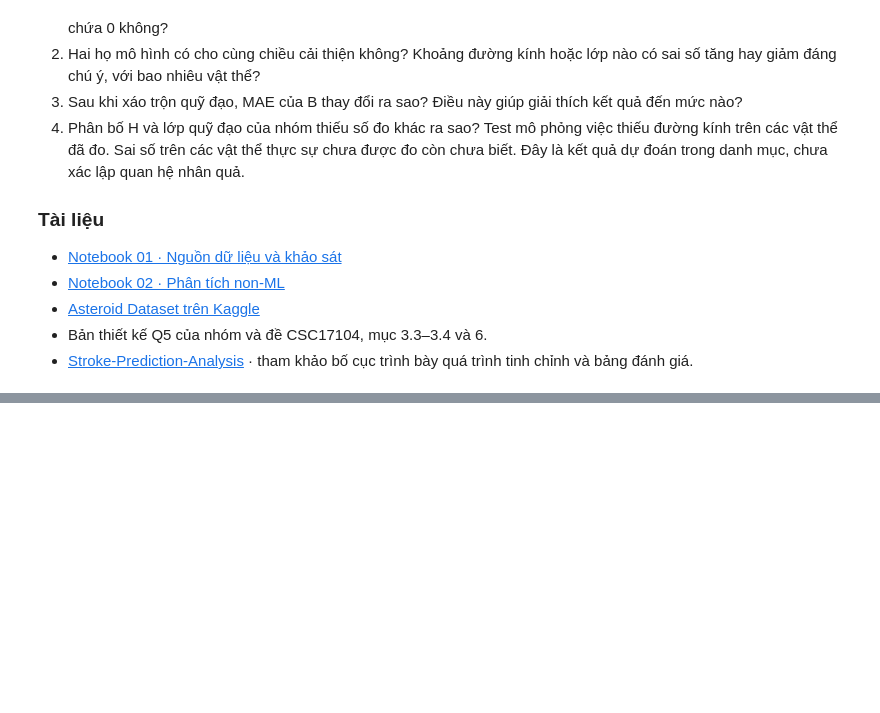
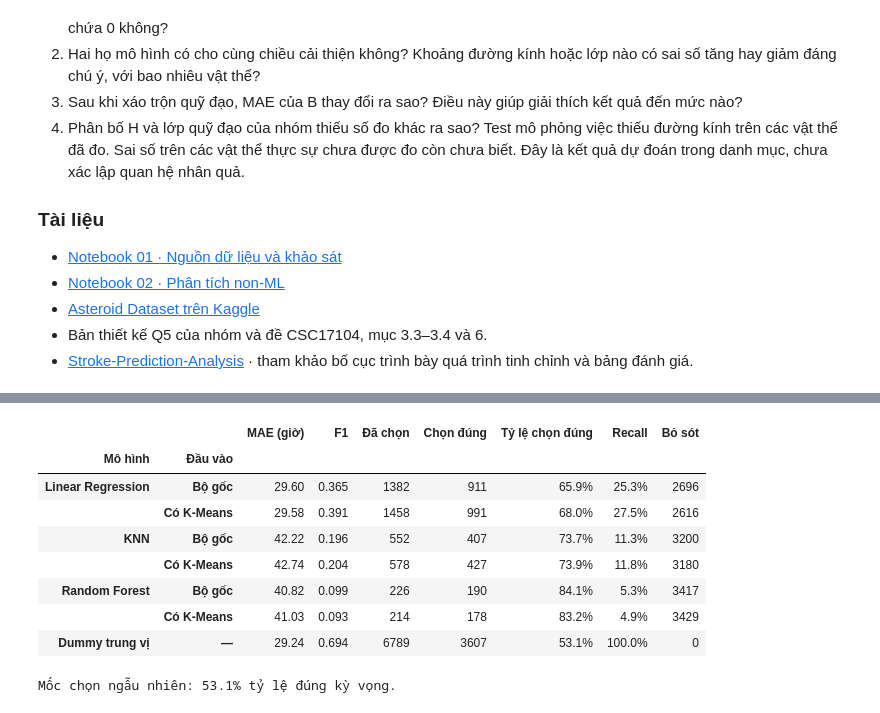
Before and after one commit to hohuunghiem/Programming-for-Data-Science, a Jupyter notebook: notebooks/03_ml_question.ipynb, the cells around one changed output, grey strips where cells are left out. Cells and saved outputs as stored; diff of their text form; code cells hidden in the pictures; blank space fills up the shorter version.

```diff
--- a/notebooks/03_ml_question.ipynb
+++ b/notebooks/03_ml_question.ipynb
@@ -544,0 +776,42 @@ display(scores.loc[[main_family]].round(4))
+# %%
+q6_baseline = DummyRegressor(strategy="median").fit(X_train, q6_y_train)
+dummy_key = ("Dummy trung vị", "—")
+with threadpool_limits(limits=2):
+    predictions = {key: q6_model.predict(X_test) for key, q6_model in q6_searches.items()}
+predictions[dummy_key] = q6_baseline.predict(X_test)
+actual_fast = q6_y_test.le(hours).to_numpy()
+random_precision = actual_fast.mean()
+outcomes = {}
+q6_score_rows = []
+for (q6_name, q6_variant), predicted_hours in predictions.items():
+    predicted_fast = predicted_hours <= hours
+    tn, fp, fn, tp = confusion_matrix(actual_fast, predicted_fast, labels=[False, True]).ravel()
+    outcomes[q6_name, q6_variant] = (tn, fp, fn, tp)
+    picks = tp + fp
+    q6_score_rows.append({
+        "Mô hình": q6_name, "Đầu vào": q6_variant,
+        "MAE (giờ)": mean_absolute_error(q6_y_test, predicted_hours),
+        "F1": f1_score(actual_fast, predicted_fast, zero_division=0),
+        "Đã chọn": picks, "Chọn đúng": tp,
+        "Tỷ lệ chọn đúng": tp / picks if picks else np.nan,
+        "Recall": tp / (tp + fn),
+        "Bỏ sót": fn,
+    })
+
+q6_scores = pd.DataFrame(q6_score_rows).set_index(["Mô hình", "Đầu vào"])
+display(q6_scores.style.format(
+    {"MAE (giờ)": "{:.2f}", "F1": "{:.3f}", "Tỷ lệ chọn đúng": "{:.1%}", "Recall": "{:.1%}"},
+    na_rep="—",
+))
+print(f"Mốc chọn ngẫu nhiên: {random_precision:.1%} tỷ lệ đúng kỳ vọng.")
+# %% [output]
+|  |  | MAE (giờ) | F1 | Đã chọn | Chọn đúng | Tỷ lệ chọn đúng | Recall | Bỏ sót |
+| Mô hình | Đầu vào |  |  |  |  |  |  |  |
+| Linear Regression | Bộ gốc | 29.60 | 0.365 | 1382 | 911 | 65.9% | 25.3% | 2696 |
+|  | Có K-Means | 29.58 | 0.391 | 1458 | 991 | 68.0% | 27.5% | 2616 |
+| KNN | Bộ gốc | 42.22 | 0.196 | 552 | 407 | 73.7% | 11.3% | 3200 |
+|  | Có K-Means | 42.74 | 0.204 | 578 | 427 | 73.9% | 11.8% | 3180 |
+| Random Forest | Bộ gốc | 40.82 | 0.099 | 226 | 190 | 84.1% | 5.3% | 3417 |
+|  | Có K-Means | 41.03 | 0.093 | 214 | 178 | 83.2% | 4.9% | 3429 |
+| Dummy trung vị | — | 29.24 | 0.694 | 6789 | 3607 | 53.1% | 100.0% | 0 |
+Mốc chọn ngẫu nhiên: 53.1% tỷ lệ đúng kỳ vọng.
```
Also changed, not shown: parts of 15 cells of this notebook, 4 other files.
